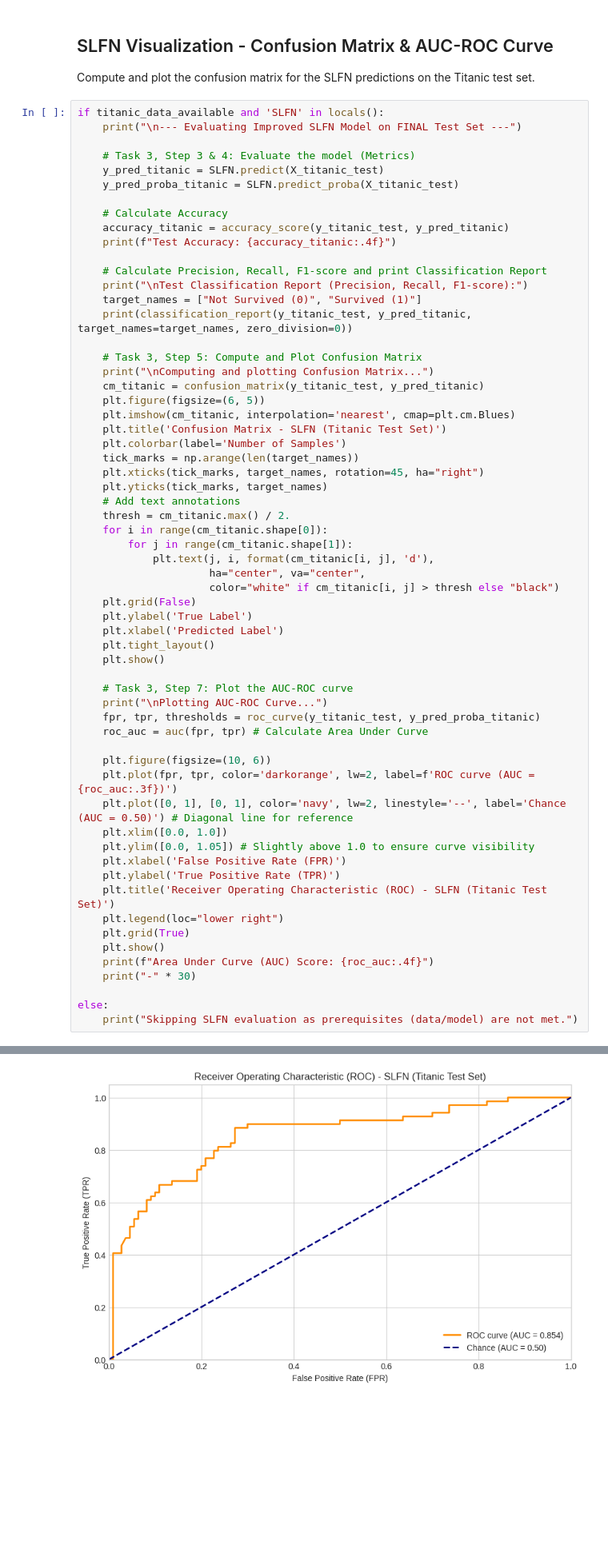
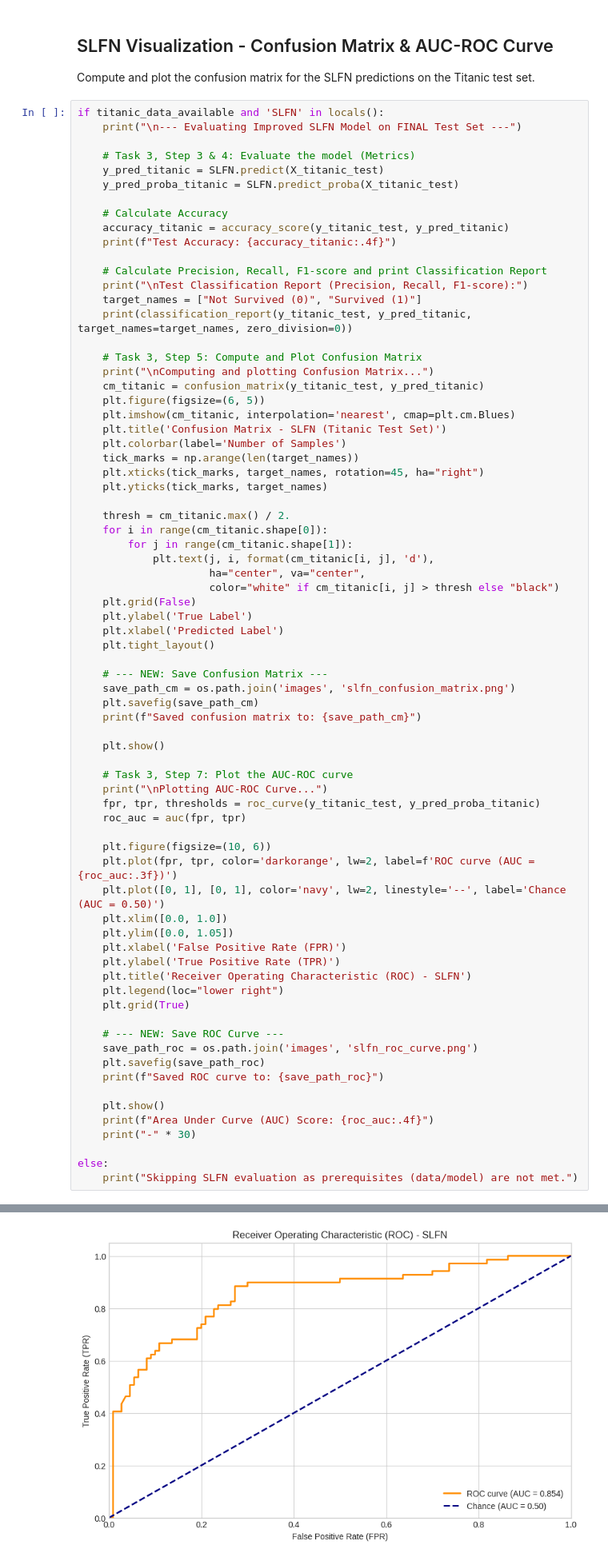
Before and after one commit to AlieShayan/Neural-Networks-SOM-Clustering-and-SLFN-Classification, a Jupyter notebook: task3_slfn_titanic/slfn_titanic.ipynb, the cells around one changed output, grey strips where cells are left out. Shown at 80% size. Saved outputs shown, nothing was run; the diff lists cells and outputs as text; blank space fills up the shorter version.

```diff
--- a/task3_slfn_titanic/slfn_titanic.ipynb
+++ b/task3_slfn_titanic/slfn_titanic.ipynb
@@ -507,7 +516,7 @@ if titanic_data_available and 'SLFN' in locals():
     tick_marks = np.arange(len(target_names))
     plt.xticks(tick_marks, target_names, rotation=45, ha="right")
     plt.yticks(tick_marks, target_names)
-    # Add text annotations
+
     thresh = cm_titanic.max() / 2.
     for i in range(cm_titanic.shape[0]):
         for j in range(cm_titanic.shape[1]):
@@ -518,23 +527,35 @@ if titanic_data_available and 'SLFN' in locals():
     plt.ylabel('True Label')
     plt.xlabel('Predicted Label')
     plt.tight_layout()
+
+    # --- NEW: Save Confusion Matrix ---
+    save_path_cm = os.path.join('images', 'slfn_confusion_matrix.png')
+    plt.savefig(save_path_cm)
+    print(f"Saved confusion matrix to: {save_path_cm}")
+
     plt.show()
 
     # Task 3, Step 7: Plot the AUC-ROC curve
     print("\nPlotting AUC-ROC Curve...")
     fpr, tpr, thresholds = roc_curve(y_titanic_test, y_pred_proba_titanic)
-    roc_auc = auc(fpr, tpr) # Calculate Area Under Curve
+    roc_auc = auc(fpr, tpr)
 
     plt.figure(figsize=(10, 6))
     plt.plot(fpr, tpr, color='darkorange', lw=2, label=f'ROC curve (AUC = {roc_auc:.3f})')
-    plt.plot([0, 1], [0, 1], color='navy', lw=2, linestyle='--', label='Chance (AUC = 0.50)') # Diagonal line for reference
+    plt.plot([0, 1], [0, 1], color='navy', lw=2, linestyle='--', label='Chance (AUC = 0.50)')
     plt.xlim([0.0, 1.0])
-    plt.ylim([0.0, 1.05]) # Slightly above 1.0 to ensure curve visibility
+    plt.ylim([0.0, 1.05])
     plt.xlabel('False Positive Rate (FPR)')
     plt.ylabel('True Positive Rate (TPR)')
-    plt.title('Receiver Operating Characteristic (ROC) - SLFN (Titanic Test Set)')
+    plt.title('Receiver Operating Characteristic (ROC) - SLFN')
     plt.legend(loc="lower right")
     plt.grid(True)
+
+    # --- NEW: Save ROC Curve ---
+    save_path_roc = os.path.join('images', 'slfn_roc_curve.png')
+    plt.savefig(save_path_roc)
+    print(f"Saved ROC curve to: {save_path_roc}")
+
     plt.show()
     print(f"Area Under Curve (AUC) Score: {roc_auc:.4f}")
     print("-" * 30)
@@ -562,3 +585,3 @@ Plotting AUC-ROC Curve...
-[figure, old version]
+[figure, new version]
 Area Under Curve (AUC) Score: 0.8542
 ------------------------------
```
Also changed, not shown: parts of 2 cells of this notebook, 17 other files.
